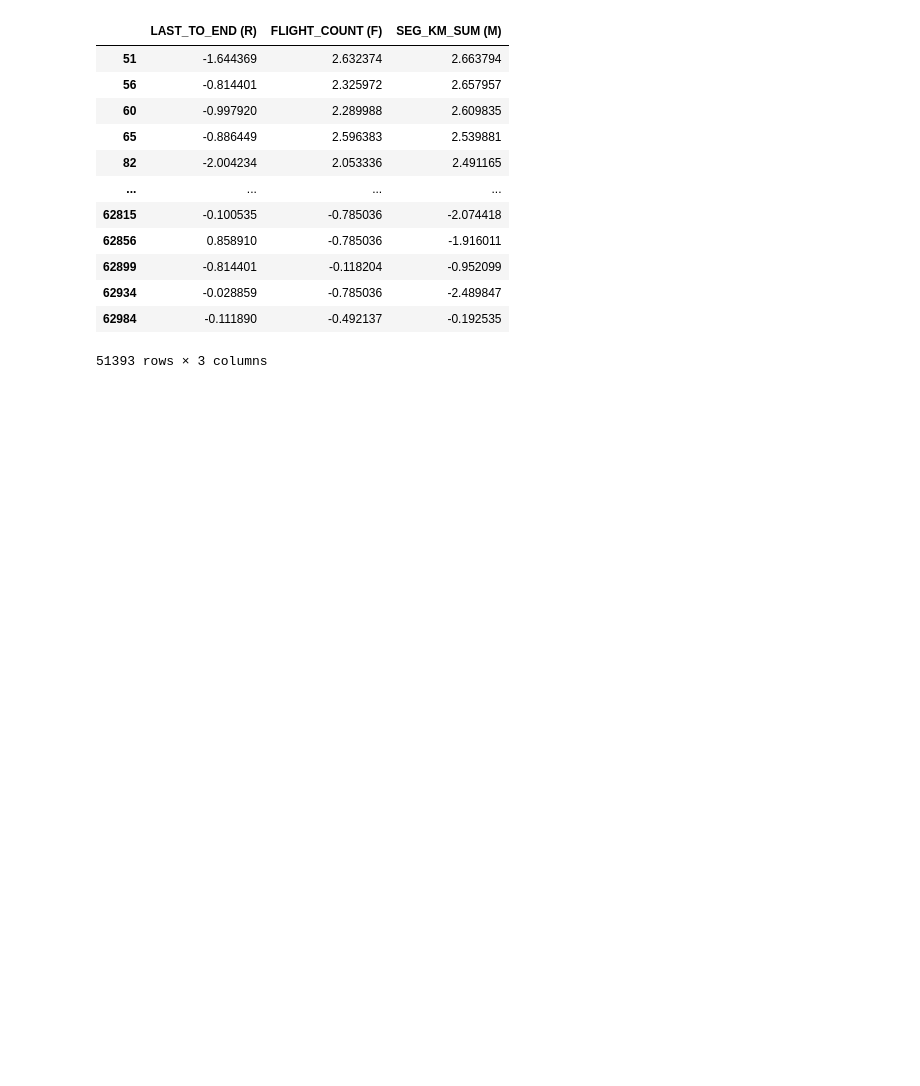
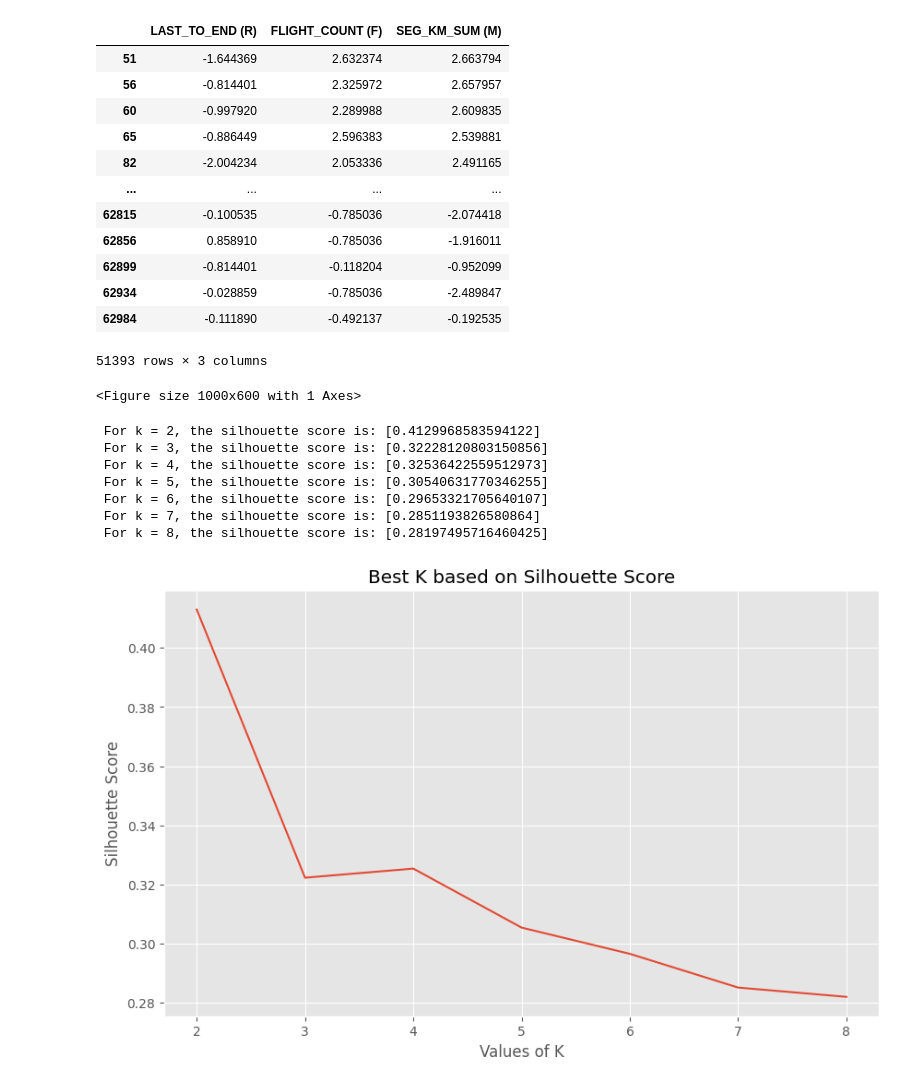
Before and after one commit to jptriciaestella/Skripsi-Kmeans-LTS, a Jupyter notebook: DATASET1/kmeans.ipynb, the cells around one changed output. Drawn from its saved outputs; the diff is of its cells as text; code cells hidden in the pictures; blank space fills up the shorter version.

Commit message:
kmeans rfm done (?)
hasilnya juelek wkwkw

```diff
--- a/DATASET1/kmeans.ipynb
+++ b/DATASET1/kmeans.ipynb
@@ -211,3 +211,63 @@ new_df_filtered
 | 62934 | -0.028859 | -0.785036 | -2.489847 |
 | 62984 | -0.111890 | -0.492137 | -0.192535 |
 51393 rows × 3 columns
+# %%
+from sklearn.cluster import KMeans
+
+score = []
+k_value = range(1, 11)
+
+for k in k_value:
+    kmeans = KMeans(n_clusters= k, init='k-means++', random_state=42)
+    kmeans.fit(df_scaled)
+    cluster = kmeans.fit_predict(df_scaled)
+    score.append(kmeans.inertia_)
+
+fig, ax = plt.subplots(figsize=(10, 6))
+plt.plot(k_value, score)
+plt.xlabel('Number of Clusters')
+plt.xticks(k_value)
+plt.style.use('ggplot')
+plt.title('Best K Score')
+plt.show()
+# %% [output]
+<Figure size 1000x600 with 1 Axes>
+# %%
+# Calculate Silhouette Score (Outlier dihapus)
+
+from sklearn.metrics import silhouette_score
+
+k_value = [2, 3, 4, 5, 6, 7, 8]
+scores = {}
+
+for k in k_value:
+    kmeans = KMeans(n_clusters = k, random_state=42)
+    kmeans.fit(new_df_filtered)
+    cluster_labels = kmeans.predict(new_df_filtered)
+
+    silhouette_avg = silhouette_score(new_df_filtered, cluster_labels)
+    scores[k] = [silhouette_avg]
+
+for k, value in scores.items():
+    print(" For k = {}, the silhouette score is: {}".format(k, value))
+
+key = list(scores.keys())
+value = list(scores.values())
+
+fig, ax = plt.subplots(figsize=(10, 6))
+plt.plot(key, value)
+plt.xlabel('Values of K')
+plt.xticks(k_value)
+plt.ylabel('Silhouette Score')
+plt.style.use('ggplot')
+plt.title('Best K based on Silhouette Score')
+plt.show()
+# %% [output]
+ For k = 2, the silhouette score is: [0.4129968583594122]
+ For k = 3, the silhouette score is: [0.32228120803150856]
+ For k = 4, the silhouette score is: [0.32536422559512973]
+ For k = 5, the silhouette score is: [0.30540631770346255]
+ For k = 6, the silhouette score is: [0.29653321705640107]
+ For k = 7, the silhouette score is: [0.2851193826580864]
+ For k = 8, the silhouette score is: [0.28197495716460425]
+[figure, added]
```
Also changed, not shown: parts of 5 cells of this notebook.
